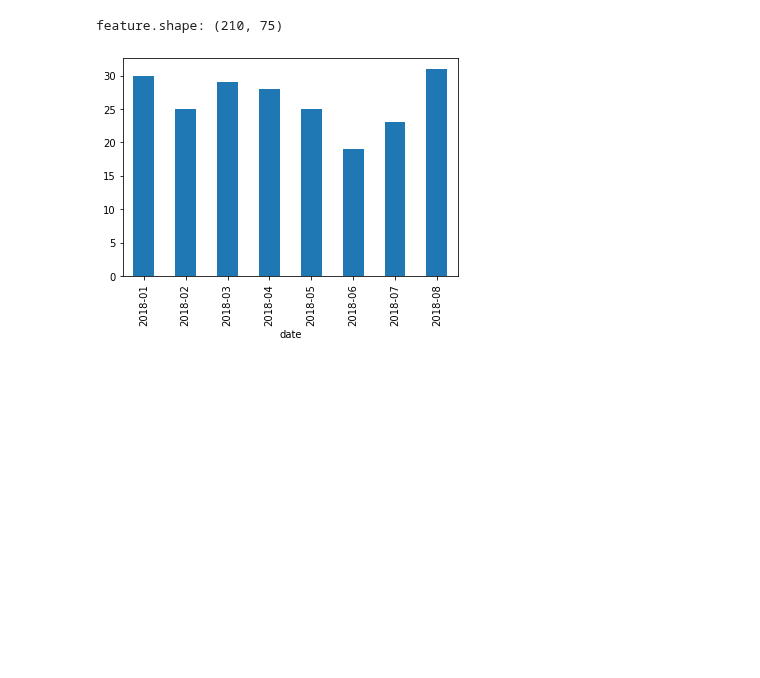
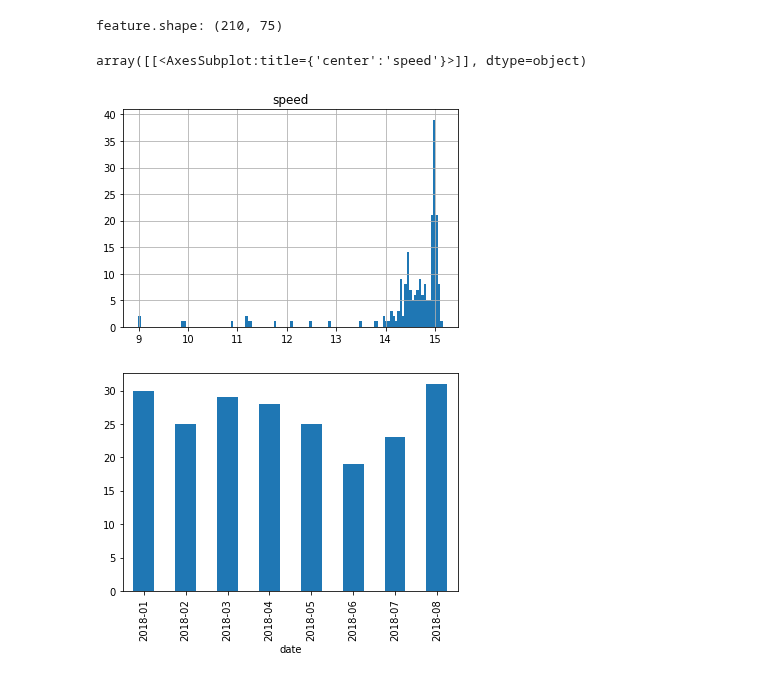
Before and after one commit to AiZhanghan/gearbox-fault-detection, a Jupyter notebook: code/train/san_tang_hu/58.ipynb, the cells around one changed output. Cells and saved outputs as stored; diff of their text form; code cells hidden in the pictures; blank space fills up the shorter version.

```diff
--- a/code/train/san_tang_hu/58.ipynb
+++ b/code/train/san_tang_hu/58.ipynb
@@ -17,7 +17,7 @@ Using TensorFlow backend.
 # reload(Reader)
 # %%
 feature_path = r"D:/Workspace/python_workspace/gearbox-fault-detection/local/feature/san_tang_hu/"
-# speed_path = r"D:\Workspace\python_workspace\gearbox-fault-detection\local\rotating_speed\li_niu_ping"
+speed_path = r"D:\Workspace\python_workspace\gearbox-fault-detection\local\rotating_speed\san_tang_hu"
 wind_turbine = "58"
 sensors = (
     "gearbox",
@@ -27,13 +27,16 @@ sensors = (
 # %%
 reader = Reader.Reader()
 feature = reader.read_feature(os.path.join(feature_path, wind_turbine), sensors)
-# speed = reader.read_speed(os.path.join(speed_path, wind_turbine), sensors)
+speed = reader.read_speed(os.path.join(speed_path, wind_turbine), sensors)
 
 toolkit.print_shape(feature=feature)
 # %% [output]
 feature.shape: (210, 75)
 # %%
-# speed.hist(bins=128)
+speed.hist(bins=128)
+# %% [output]
+array([[<AxesSubplot:title={'center':'speed'}>]], dtype=object)
+[figure, added]
 # %%
 # feature = feature[speed.speed >= 1000]
 # speed = speed[speed.speed >= 1000]
```
Also changed, not shown: 12 other files.
